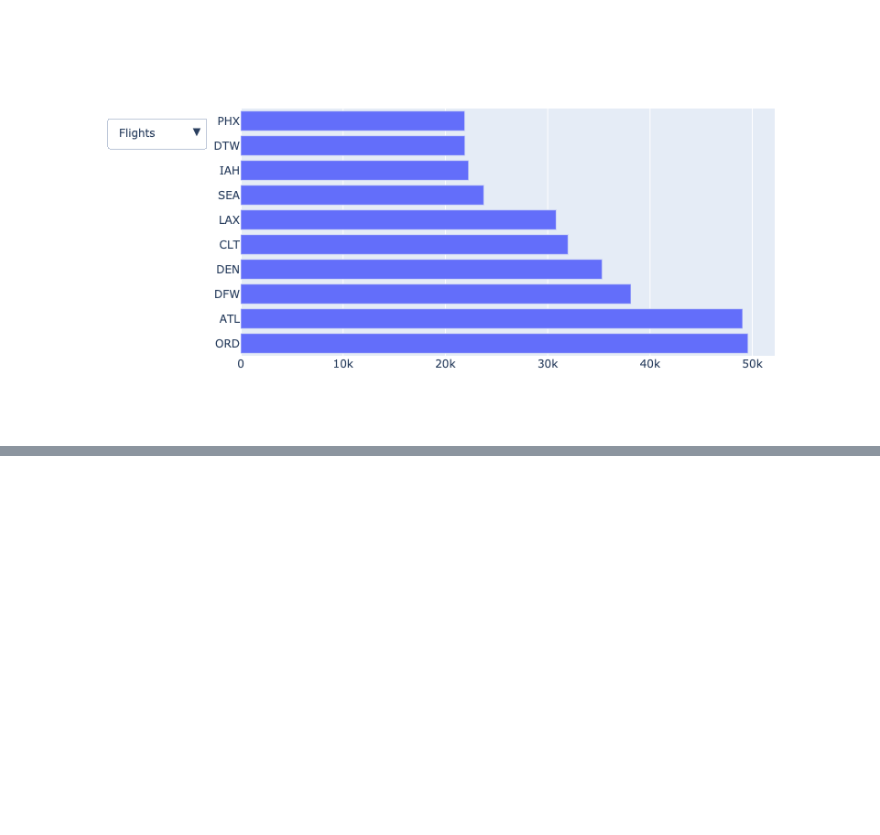
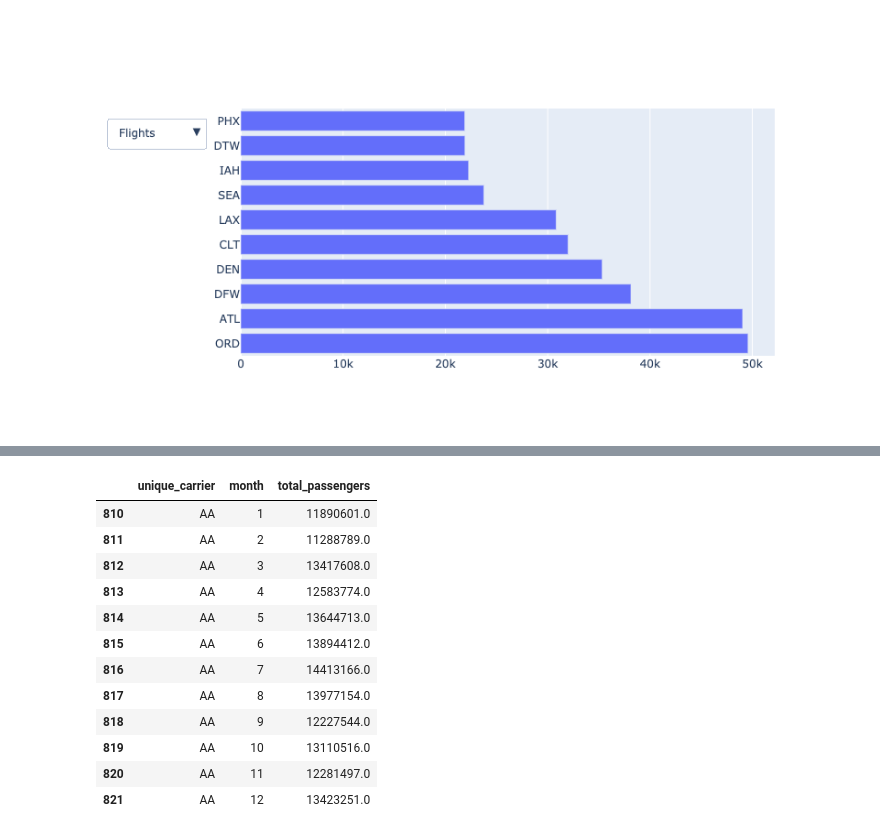
Before and after one commit to GailB-ca/lighthouse-mid-term-project, a Jupyter notebook: Flights Dataframe 2.ipynb, the cells around one changed output, grey strips where cells are left out. Saved outputs shown, nothing was run; the diff lists cells and outputs as text; code cells hidden in the pictures; blank space fills up the shorter version.

```diff
--- a/Flights Dataframe 2.ipynb
+++ b/Flights Dataframe 2.ipynb
@@ -415,0 +478,10 @@ Passenger counts correlate with busi
+# %%
+passenger_by_carrier_query_2019 = """
+   SELECT unique_carrier, month,
+    sum(passengers) as total_passengers
+   FROM passengers
+   WHERE year = 2019
+   group by unique_carrier, month
+"""
+passenger_by_carrier_2019 = execute_read_query(con, passenger_by_carrier_query_2019)
+passenger_by_carrier_2019.head()
@@ -415,0 +495,17 @@ Passenger counts correlate with busi
+# %%
+row = passenger_by_carrier_2019[passenger_by_carrier_2019['unique_carrier'] == 'AA']
+row
+# %% [output]
+|  | unique_carrier | month | total_passengers |
+| 810 | AA | 1 | 11890601.0 |
+| 811 | AA | 2 | 11288789.0 |
+| 812 | AA | 3 | 13417608.0 |
+| 813 | AA | 4 | 12583774.0 |
+| 814 | AA | 5 | 13644713.0 |
+| 815 | AA | 6 | 13894412.0 |
+| 816 | AA | 7 | 14413166.0 |
+| 817 | AA | 8 | 13977154.0 |
+| 818 | AA | 9 | 12227544.0 |
+| 819 | AA | 10 | 13110516.0 |
+| 820 | AA | 11 | 12281497.0 |
+| 821 | AA | 12 | 13423251.0 |
```
Also changed, not shown: parts of 13 cells of this notebook.
